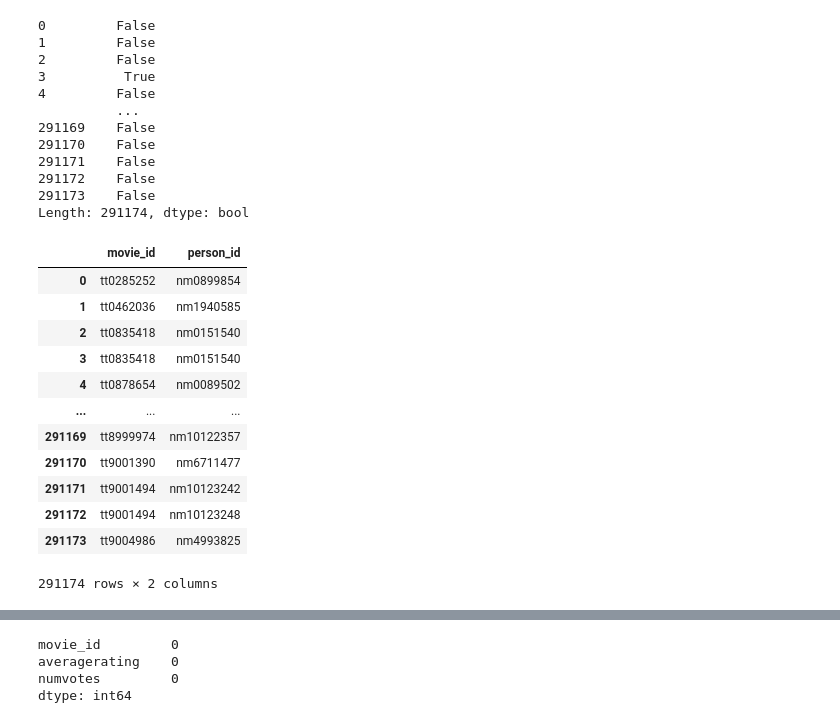
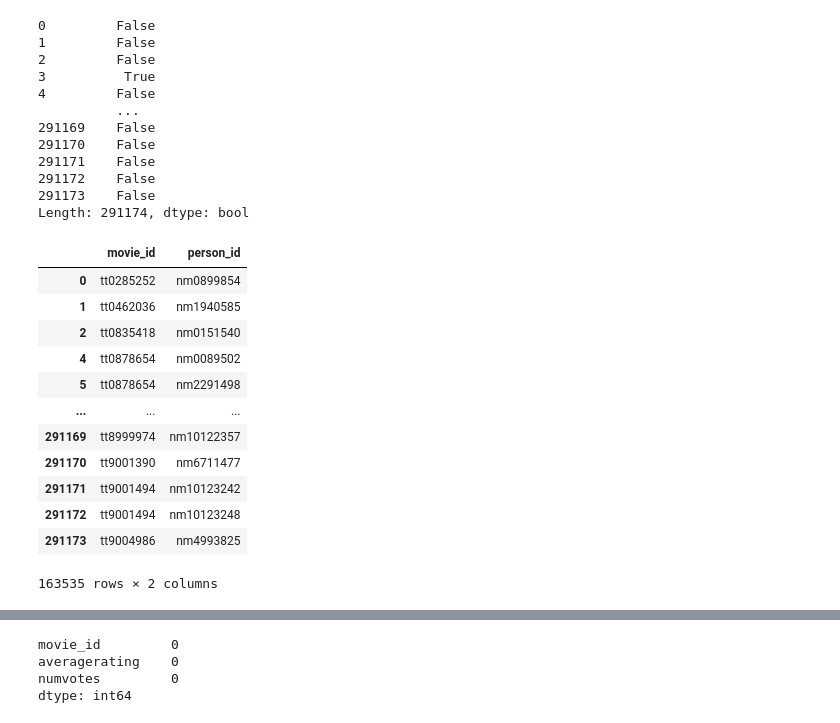
Before and after one commit to Luccy-svg/New_Movie_Studio_Project, a Jupyter notebook: student.ipynb, the cells around one changed output, grey strips where cells are left out. Drawn from its saved outputs; the diff is of its cells as text; code cells hidden in the pictures.

```diff
--- a/student.ipynb
+++ b/student.ipynb
@@ -564,20 +588,21 @@ df_directors.duplicated(subset=['movie_id', 'person_id'])
 291172    False
 291173    False
 Length: 291174, dtype: bool
-# %%
-df_directors.drop_duplicates(subset=['movie_id', 'person_id'])
-df_directors
-# %% [output]
-|  | movie_id | person_id |
-| 0 | tt0285252 | nm0899854 |
-| 1 | tt0462036 | nm1940585 |
-| 2 | tt0835418 | nm0151540 |
-| 3 | tt0835418 | nm0151540 |
-| 4 | tt0878654 | nm0089502 |
-| ... | ... | ... |
-| 291169 | tt8999974 | nm10122357 |
-| 291170 | tt9001390 | nm6711477 |
-| 291171 | tt9001494 | nm10123242 |
-| 291172 | tt9001494 | nm10123248 |
-| 291173 | tt9004986 | nm4993825 |
-291174 rows × 2 columns
+# %%
+# Dropping duplicated rows using the movie_id and person_id in columns.
+df_directors.drop_duplicates(subset=['movie_id', 'person_id'], inplace= True)
+df_directors
+# %% [output]
+|  | movie_id | person_id |
+| 0 | tt0285252 | nm0899854 |
+| 1 | tt0462036 | nm1940585 |
+| 2 | tt0835418 | nm0151540 |
+| 4 | tt0878654 | nm0089502 |
+| 5 | tt0878654 | nm2291498 |
+| ... | ... | ... |
+| 291169 | tt8999974 | nm10122357 |
+| 291170 | tt9001390 | nm6711477 |
+| 291171 | tt9001494 | nm10123242 |
+| 291172 | tt9001494 | nm10123248 |
+| 291173 | tt9004986 | nm4993825 |
+163535 rows × 2 columns
```
Also changed, not shown: parts of 28 cells of this notebook.
